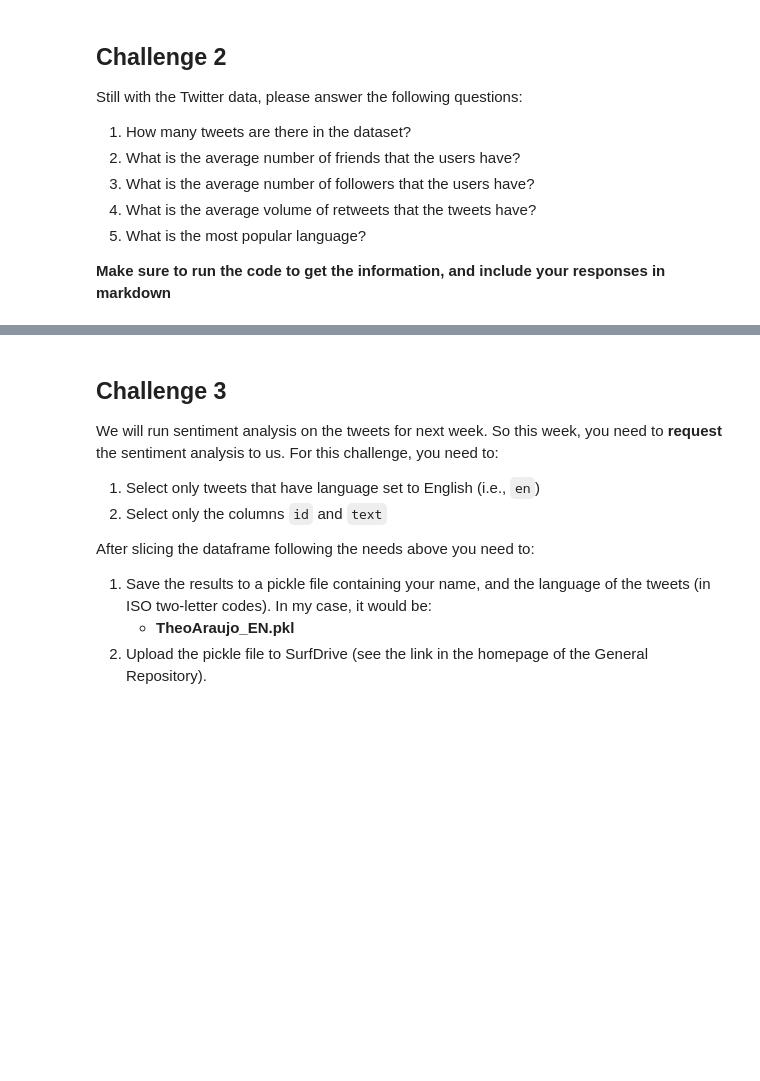
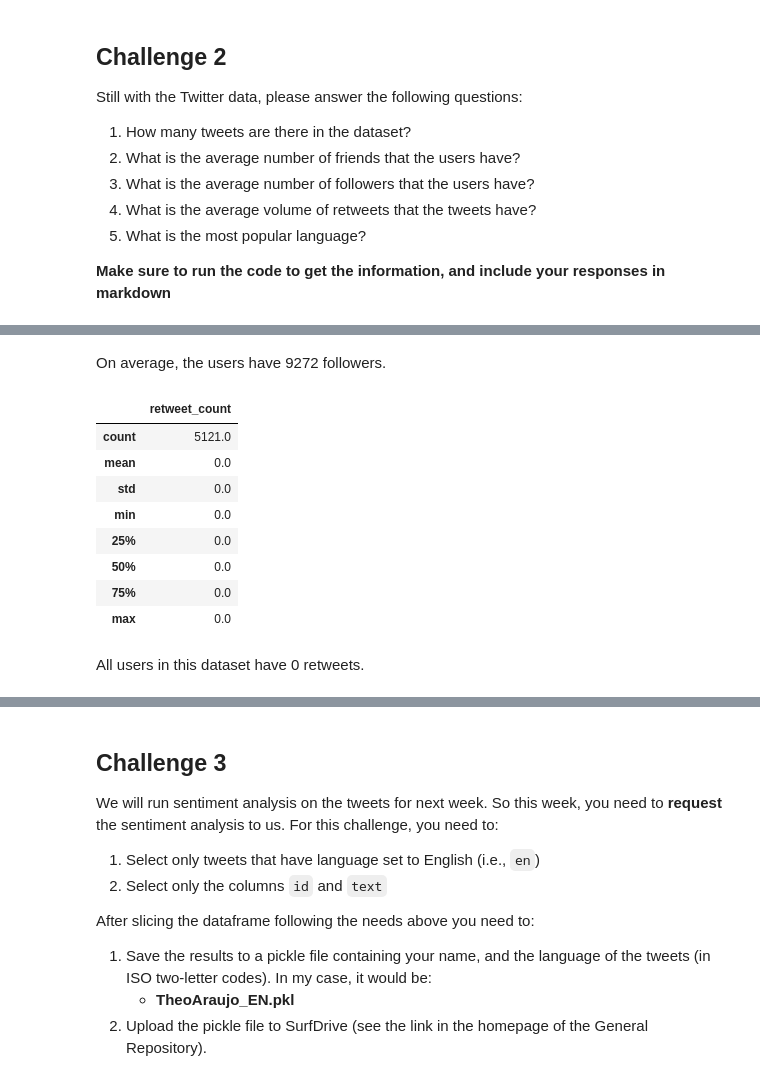
Before and after one commit to Carnavals/DA-Weekly_challenge, a Jupyter notebook: 2_DA2/WeeklyChallenges.ipynb, the cells around one changed output, grey strips where cells are left out. Saved outputs shown, nothing was run; the diff lists cells and outputs as text; code cells hidden in the pictures; blank space fills up the shorter version.

```diff
--- a/2_DA2/WeeklyChallenges.ipynb
+++ b/2_DA2/WeeklyChallenges.ipynb
@@ -49,0 +146,17 @@ Still with the Twitter data, please answer the following questions:
+# %% [markdown]
+On average, the users have 9272 followers.
+# %%
+#average retweets
+tweets[['retweet_count']].describe()
+# %% [output]
+|  | retweet_count |
+| count | 5121.0 |
+| mean | 0.0 |
+| std | 0.0 |
+| min | 0.0 |
+| 25% | 0.0 |
+| 50% | 0.0 |
+| 75% | 0.0 |
+| max | 0.0 |
+# %% [markdown]
+All users in this dataset have 0 retweets.
```
Also changed, not shown: parts of 17 cells of this notebook, 4 other files.
